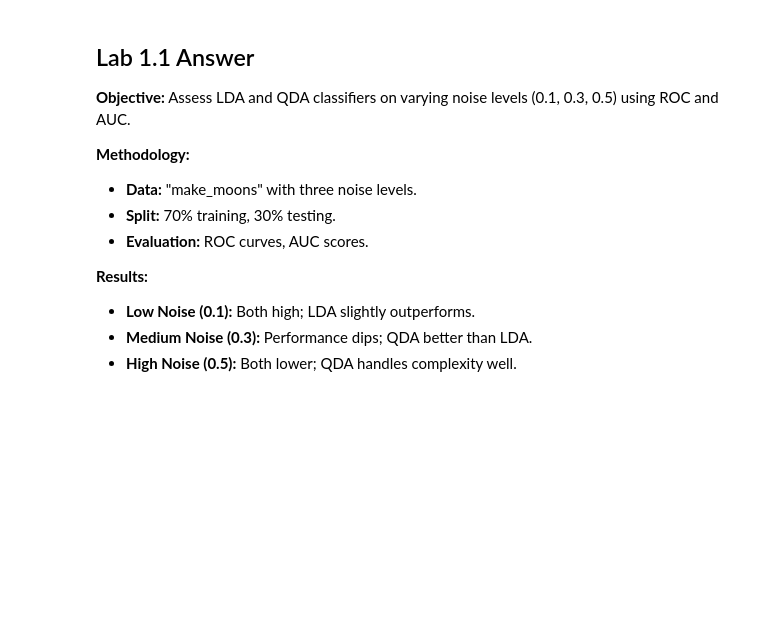
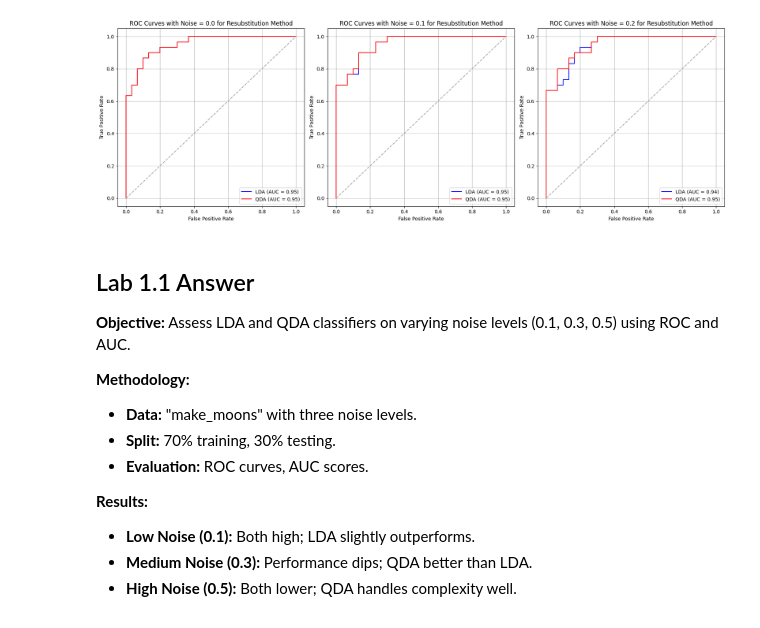
Before and after one commit to Alejandro-GDLF/DMandML, a Jupyter notebook: Pr1/Answer.ipynb, the cells around one changed output. Drawn from its saved outputs; the diff is of its cells as text; code cells hidden in the pictures; blank space fills up the shorter version.

```diff
--- a/Pr1/Answer.ipynb
+++ b/Pr1/Answer.ipynb
@@ -59,3 +61,52 @@ plt.show()
+# %%
+
+# Define noise levels for datasets
+noise_levels = [0., 0.1, 0.2]
+
+# Initialize a figure for plotting
+plt.figure(figsize=(18, 6))
+
+# Samples
+N = 60
+
+for index, noise in enumerate(noise_levels, start=1):
+    # Make dataset
+    X, y = make_moons(n_samples=N, noise=noise, random_state=43)
+
+    # Split in test data(30%) and training data(70%)
+    X_train, X_test, y_train, y_test = train_test_split(X, y, test_size=0.3, random_state=43)
+
+    # Train LDA for Resubstitution
+    lda = LinearDiscriminantAnalysis()
+    lda.fit(X, y)
+    lda_probs = lda.predict_proba(X)[:, 1]
+
+    # Train QDA for Resubstitution
+    qda = QuadraticDiscriminantAnalysis()
+    qda.fit(X, y)
+    qda_probs = qda.predict_proba(X)[:, 1]
+
+    # Calculate ROC curve and ROC AUC for LDA
+    lda_fpr, lda_tpr, _ = roc_curve(y, lda_probs)
+    lda_auc = roc_auc_score(y, lda_probs)
+
+    # Calculate ROC curve and ROC AUC for QDA
+    qda_fpr, qda_tpr, _ = roc_curve(y, qda_probs)
+    qda_auc = roc_auc_score(y, qda_probs)
+    # Roc curve plot
+    plt.subplot(1, 3, index)
+    plt.plot(lda_fpr, lda_tpr, label=f'LDA (AUC = {lda_auc:.2f})', color='blue')
+    plt.plot(qda_fpr, qda_tpr, label=f'QDA (AUC = {qda_auc:.2f})', color='red')
+    plt.plot([0, 1], [0, 1], color='darkgrey', linestyle='--')
+    plt.title(f'ROC Curves with Noise = {noise} for Resubstitution Method')
+    plt.xlabel('False Positive Rate')
+    plt.ylabel('True Positive Rate')
+    plt.grid(True)
+    plt.legend()
+plt.tight_layout()
+plt.show()
+# %% [output]
+[figure, added]
 # %% [markdown]
 ## Lab 1.1 Answer
 **Objective:** Assess LDA and QDA classifiers on varying noise levels (0.1, 0.3, 0.5) using ROC and AUC.
```
Also changed, not shown: parts of 5 cells of this notebook.
